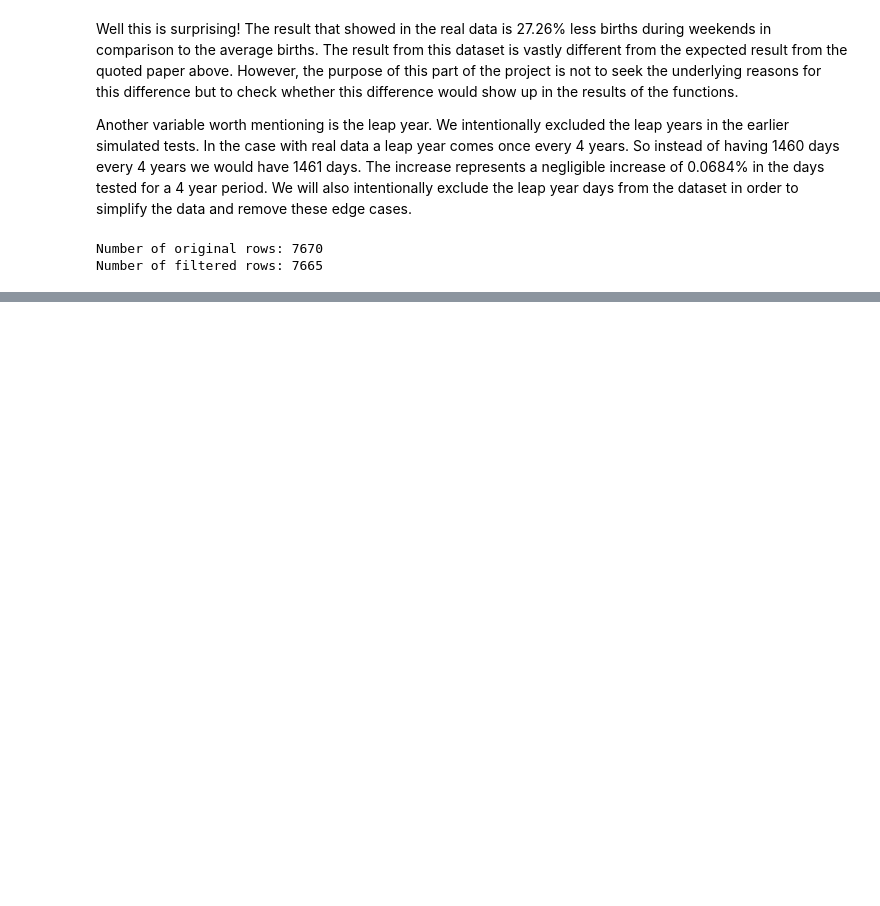
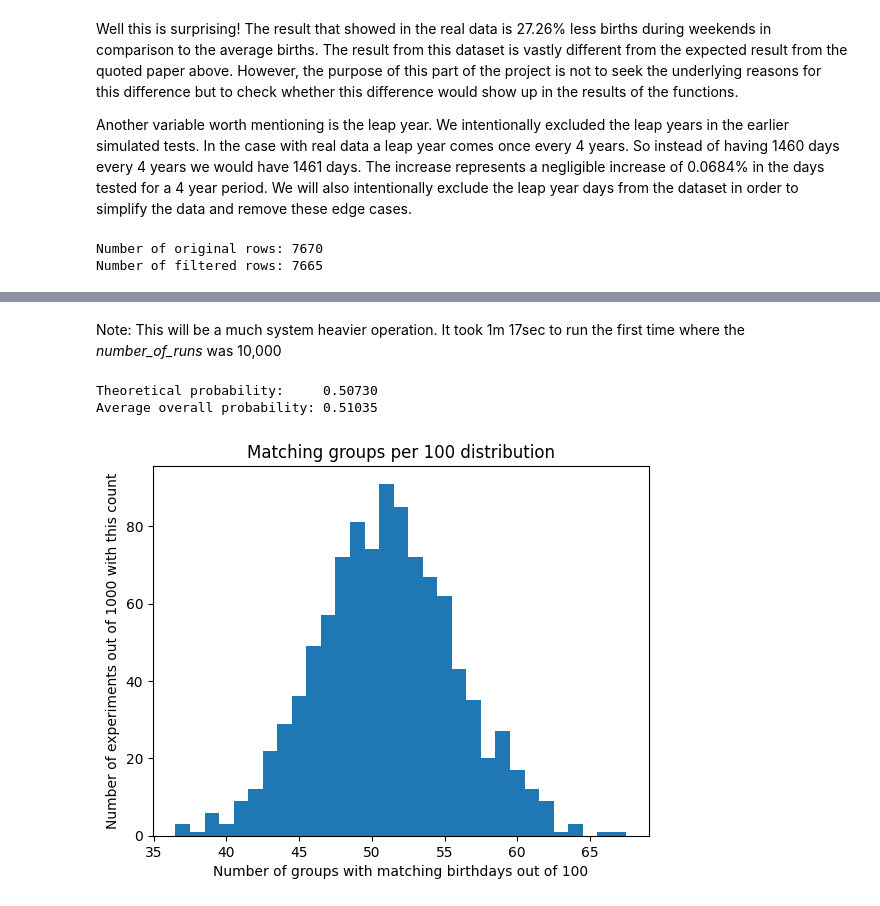
Before and after one commit to toddivanov1/math-concept-for-developers-project, a Jupyter notebook: project.ipynb, the cells around one changed output, grey strips where cells are left out. Cells and saved outputs as stored; diff of their text form; code cells hidden in the pictures; blank space fills up the shorter version.

Commit message:
Simulation: Real Dataset part2

```diff
--- a/project.ipynb
+++ b/project.ipynb
@@ -234,0 +267,35 @@ We can clearly show above that only the leap year days i.e. 29th February have b
+# %%
+def run_real_simulation(n, n_g):
+    matching_counter = 0
+    non_matching_counter = 0
+    for _ in range(n_g):
+        _sample = df_new.sample(n = n, weights = "births", replace = True)
+        if _sample[["month", "date_of_month"]].duplicated().any():
+            matching_counter += 1
+        else:
+            non_matching_counter += 1
+    return [non_matching_counter, matching_counter]
+# %% [markdown]
+Note: This will be a much system heavier operation. It took 1m 17sec to run the first time where the *number_of_runs* was 10,000
+# %%
+number_of_runs = 1000
+matching_groups_sum = 0
+list_of_matching_groups = []
+for _ in range(number_of_runs):
+    matching_groups = run_real_simulation(n, n_g)[1]
+    matching_groups_sum += matching_groups
+    list_of_matching_groups.append(matching_groups)
+
+average_probability = matching_groups_sum / (number_of_runs * n_g)
+print(f"Theoretical probability:     {calculate_birthday_probability(n):.5f}")
+print(f"Average overall probability: {average_probability:.5f}")
+
+plt.hist(list_of_matching_groups, bins = np.arange(min(list_of_matching_groups) - 0.5, max(list_of_matching_groups) + 1))
+plt.xlabel(f"Number of groups with matching birthdays out of {n_g}")
+plt.ylabel(f"Number of experiments out of {number_of_runs} with this count")
+plt.title(f"Matching groups per {n_g} distribution")
+plt.show()
+# %% [output]
+Theoretical probability:     0.50730
+Average overall probability: 0.51035
+[figure, added]
```
Also changed, not shown: parts of 9 cells of this notebook.
